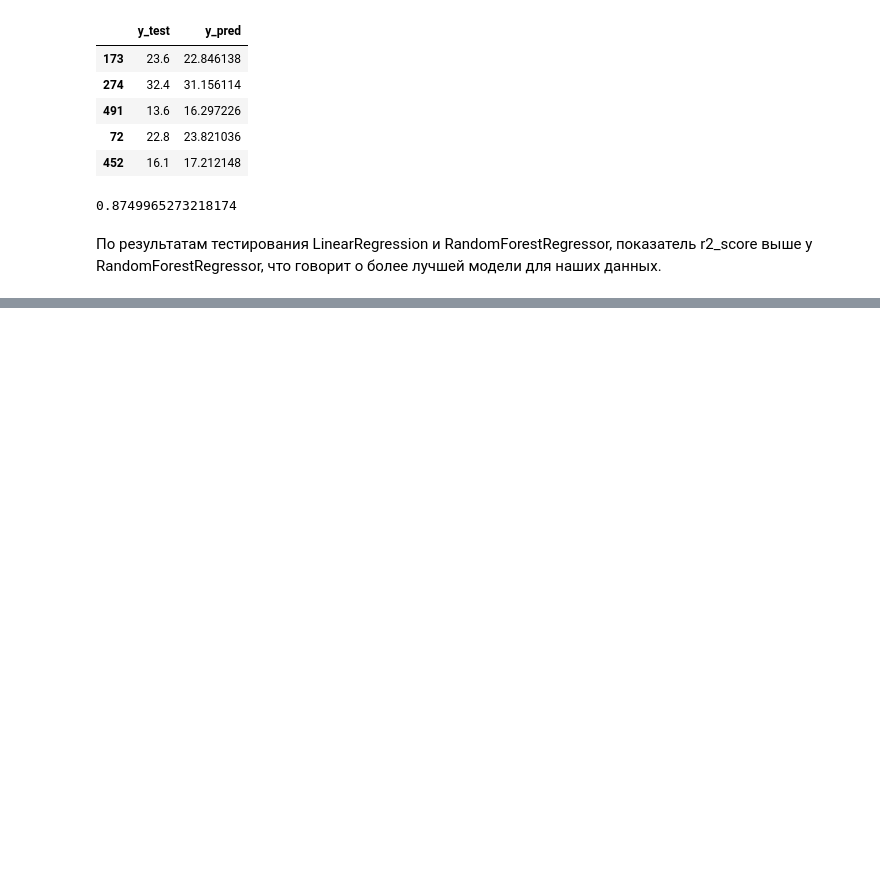
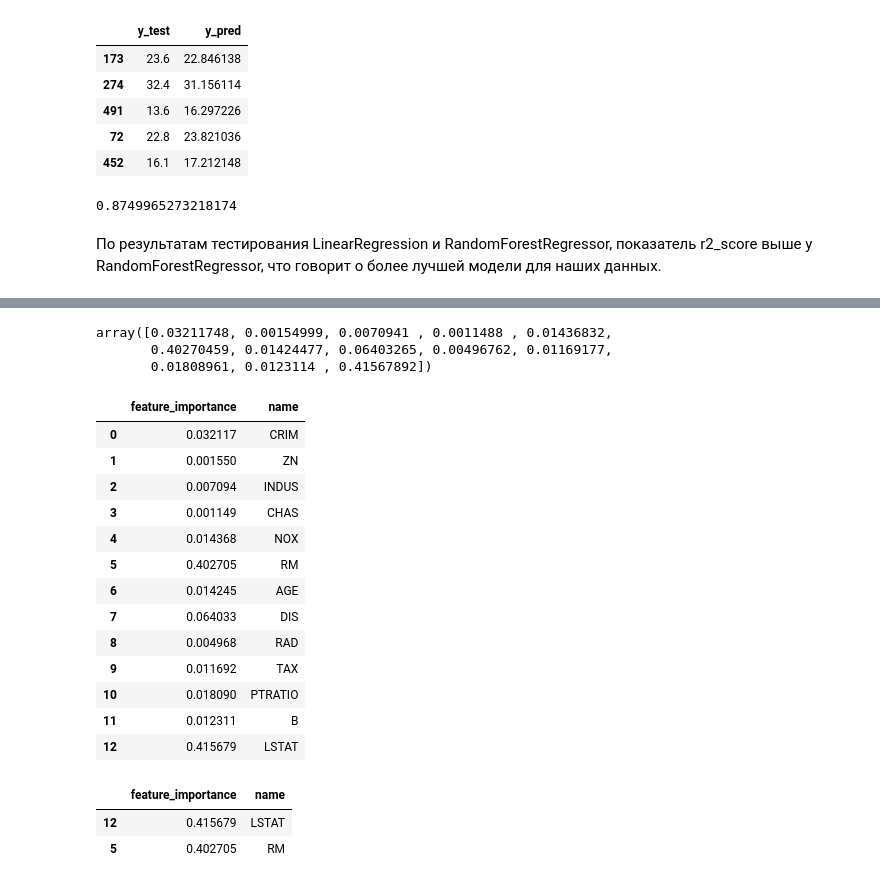
Before and after one commit to OraculNew/Python-Data-Science, a Jupyter notebook: Тема_“Обучение_с_учителем”.ipynb, the cells around one changed output, grey strips where cells are left out. Cells and saved outputs as stored; diff of their text form; code cells hidden in the pictures; blank space fills up the shorter version.

```diff
--- a/Тема_“Обучение_с_учителем”.ipynb
+++ b/Тема_“Обучение_с_учителем”.ipynb
@@ -159,0 +180,32 @@ r2_score(y_test, y_pred)
+# %%
+rfr.feature_importances_
+# %% [output]
+array([0.03211748, 0.00154999, 0.0070941 , 0.0011488 , 0.01436832,
+       0.40270459, 0.01424477, 0.06403265, 0.00496762, 0.01169177,
+       0.01808961, 0.0123114 , 0.41567892])
+# %%
+feature_importance = pd.DataFrame({'name':x.columns,
+                                   'feature_importance':rfr.feature_importances_},
+                                  columns=['feature_importance', 'name'])
+feature_importance
+# %% [output]
+|  | feature_importance | name |
+| 0 | 0.032117 | CRIM |
+| 1 | 0.001550 | ZN |
+| 2 | 0.007094 | INDUS |
+| 3 | 0.001149 | CHAS |
+| 4 | 0.014368 | NOX |
+| 5 | 0.402705 | RM |
+| 6 | 0.014245 | AGE |
+| 7 | 0.064033 | DIS |
+| 8 | 0.004968 | RAD |
+| 9 | 0.011692 | TAX |
+| 10 | 0.018090 | PTRATIO |
+| 11 | 0.012311 | B |
+| 12 | 0.415679 | LSTAT |
+# %%
+feature_importance.nlargest(2, 'feature_importance')
+# %% [output]
+|  | feature_importance | name |
+| 12 | 0.415679 | LSTAT |
+| 5 | 0.402705 | RM |
```
Also changed, not shown: parts of 15 cells of this notebook.
